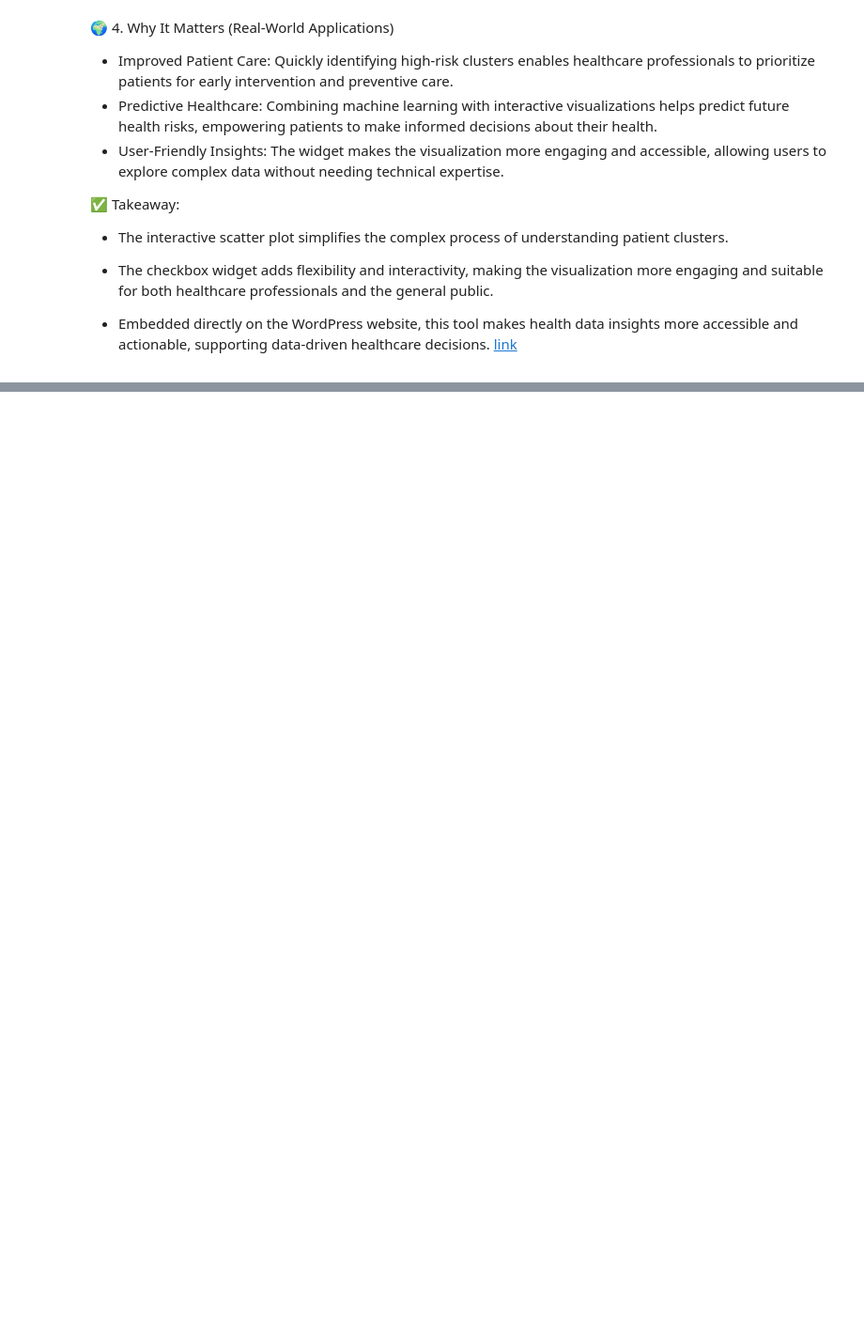
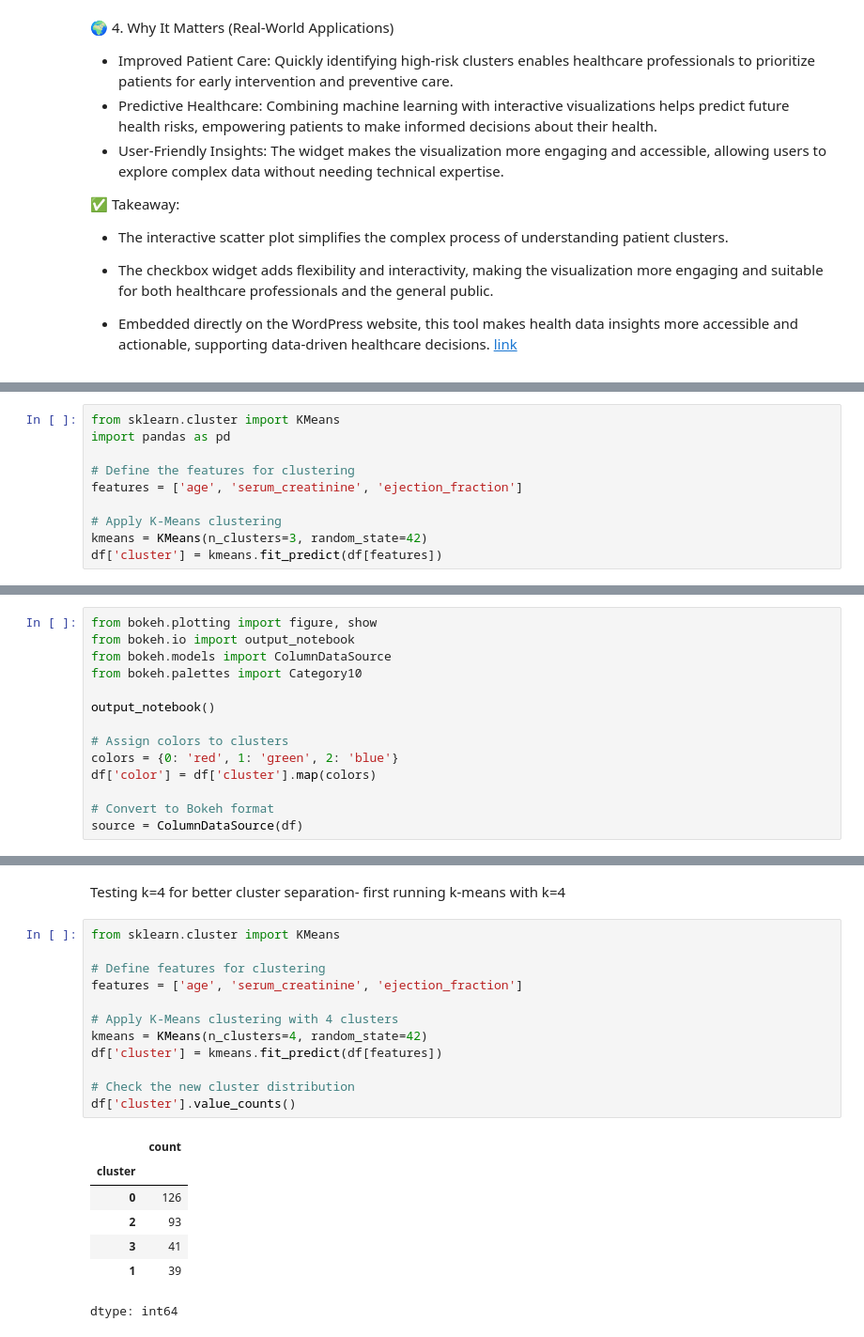
Before and after one commit to zpalevani/Capstone2, a Jupyter notebook: Capstone2.ipynb, the cells around one changed output, grey strips where cells are left out. Shown at 94% size. Drawn from its saved outputs; the diff is of its cells as text; blank space fills up the shorter version.

```diff
--- a/Capstone2.ipynb
+++ b/Capstone2.ipynb
@@ -850,0 +897,10 @@ The widget makes the visualization more engaging and accessible, allowing users
+# %%
+from sklearn.cluster import KMeans
+import pandas as pd
+
+# Define the features for clustering
+features = ['age', 'serum_creatinine', 'ejection_fraction']
+
+# Apply K-Means clustering
+kmeans = KMeans(n_clusters=3, random_state=42)
+df['cluster'] = kmeans.fit_predict(df[features])
@@ -850,0 +914,14 @@ The widget makes the visualization more engaging and accessible, allowing users
+# %%
+from bokeh.plotting import figure, show
+from bokeh.io import output_notebook
+from bokeh.models import ColumnDataSource
+from bokeh.palettes import Category10
+
+output_notebook()
+
+# Assign colors to clusters
+colors = {0: 'red', 1: 'green', 2: 'blue'}
+df['color'] = df['cluster'].map(colors)
+
+# Convert to Bokeh format
+source = ColumnDataSource(df)
@@ -850,0 +969,22 @@ The widget makes the visualization more engaging and accessible, allowing users
+# %% [markdown]
+Testing k=4 for better cluster separation- first running k-means with k=4
+# %%
+from sklearn.cluster import KMeans
+
+# Define features for clustering
+features = ['age', 'serum_creatinine', 'ejection_fraction']
+
+# Apply K-Means clustering with 4 clusters
+kmeans = KMeans(n_clusters=4, random_state=42)
+df['cluster'] = kmeans.fit_predict(df[features])
+
+# Check the new cluster distribution
+df['cluster'].value_counts()
+# %% [output]
+|  | count |
+| cluster |  |
+| 0 | 126 |
+| 2 | 93 |
+| 3 | 41 |
+| 1 | 39 |
+dtype: int64
```
Also changed, not shown: parts of 15 cells of this notebook.
